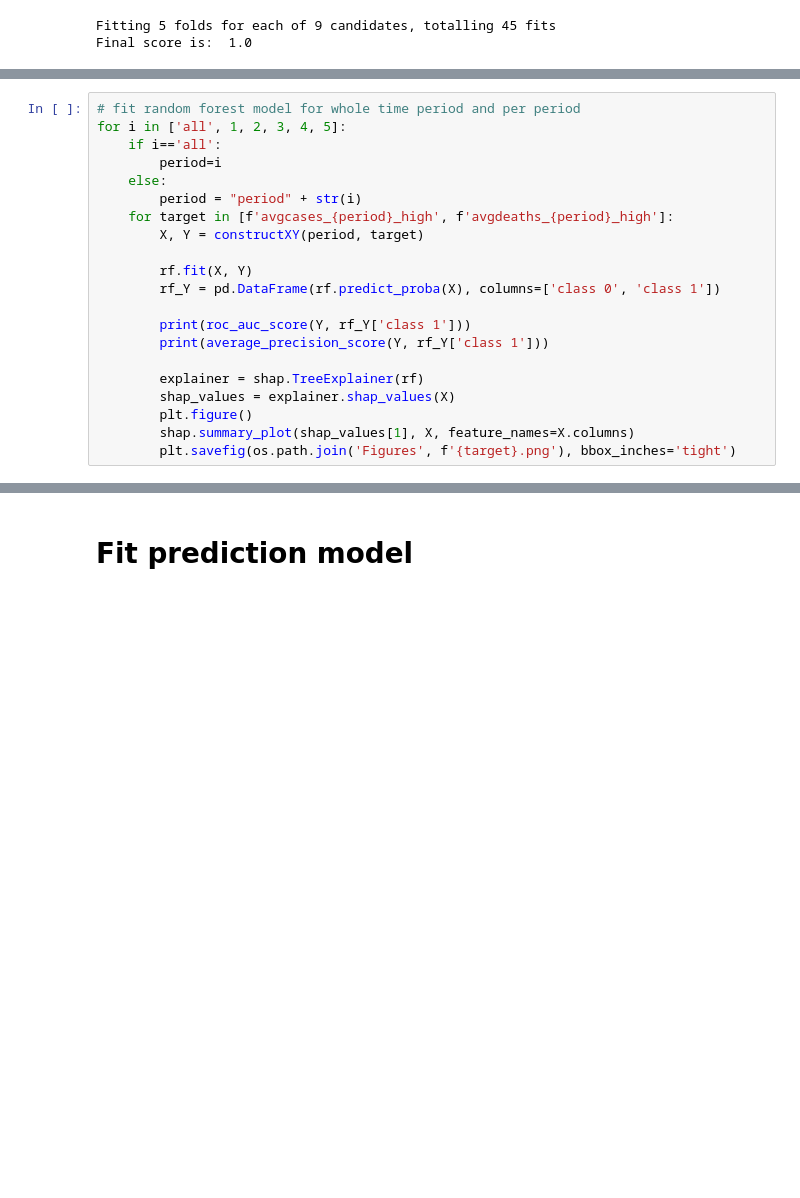
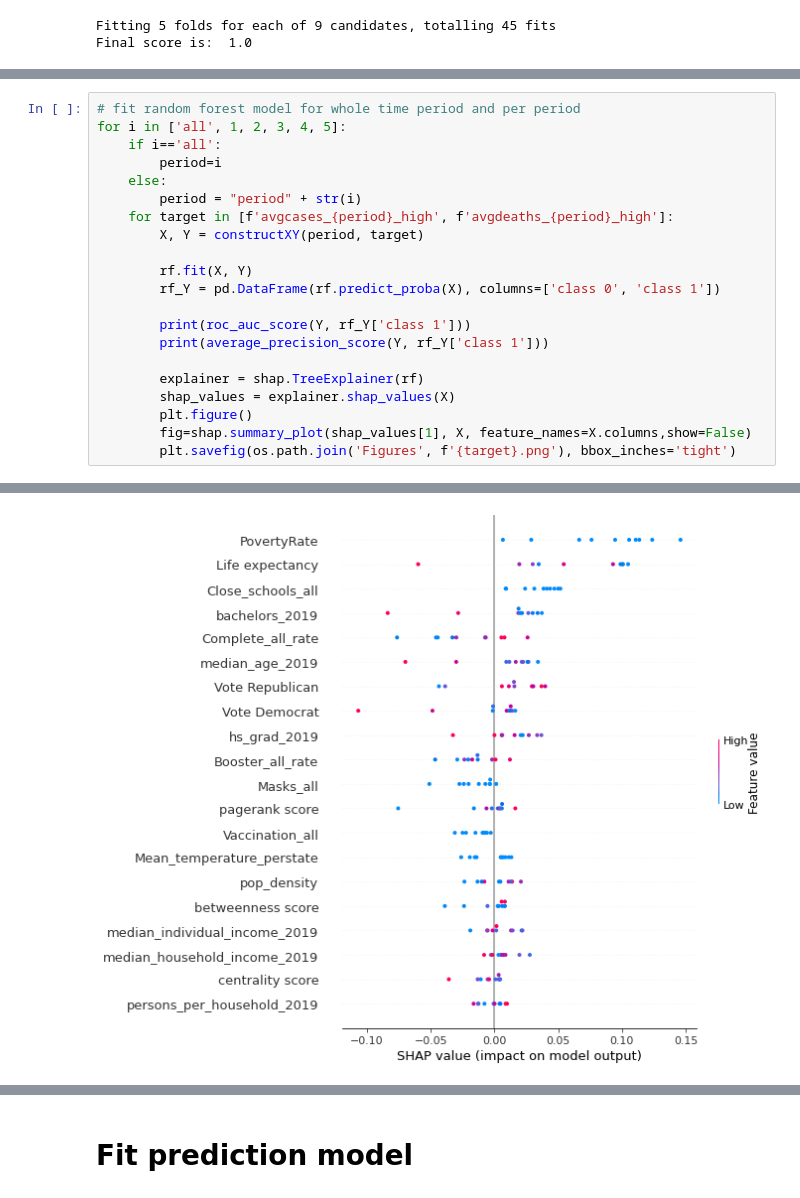
Before and after one commit to KingaAnna/MDA_final_Sweden, a Jupyter notebook: RandomForestModels.ipynb, the cells around one changed output, grey strips where cells are left out. Drawn from its saved outputs; the diff is of its cells as text; blank space fills up the shorter version.

```diff
--- a/RandomForestModels.ipynb
+++ b/RandomForestModels.ipynb
@@ -122,6 +122,6 @@ for i in ['all', 1, 2, 3, 4, 5]:
         explainer = shap.TreeExplainer(rf)
         shap_values = explainer.shap_values(X)
         plt.figure()
-        shap.summary_plot(shap_values[1], X, feature_names=X.columns)
+        fig=shap.summary_plot(shap_values[1], X, feature_names=X.columns,show=False)
         plt.savefig(os.path.join('Figures', f'{target}.png'), bbox_inches='tight')
 # %% [output]
@@ -128,2 +143,3 @@ for i in ['all', 1, 2, 3, 4, 5]:
 1.0
 0.9999999999999998
+[figure, added]
```
Also changed, not shown: parts of 2 cells of this notebook.
